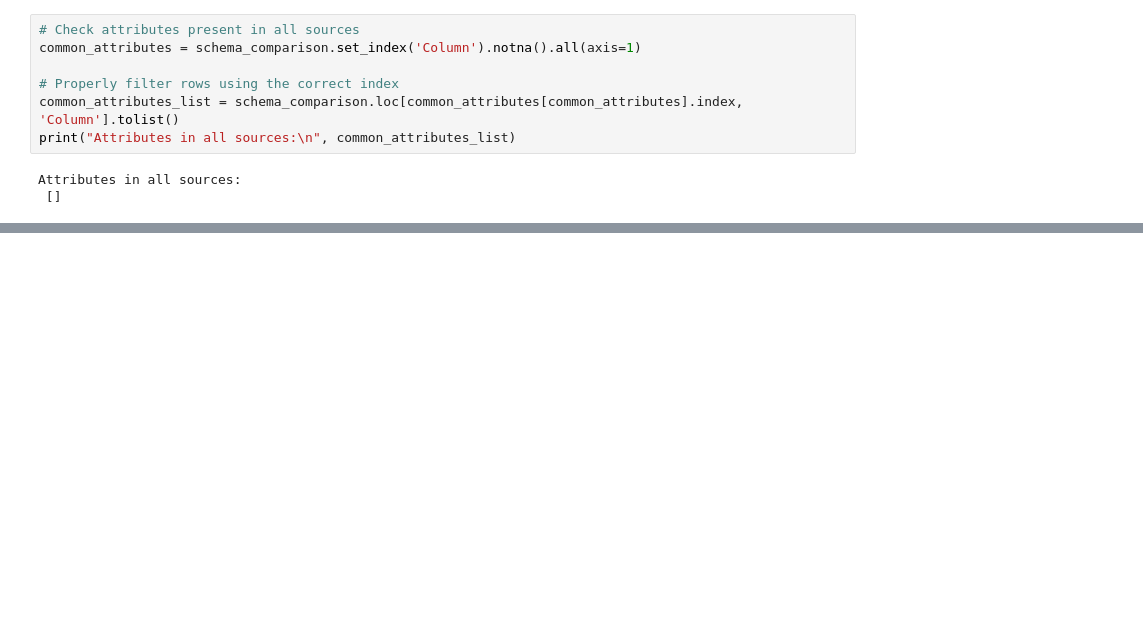
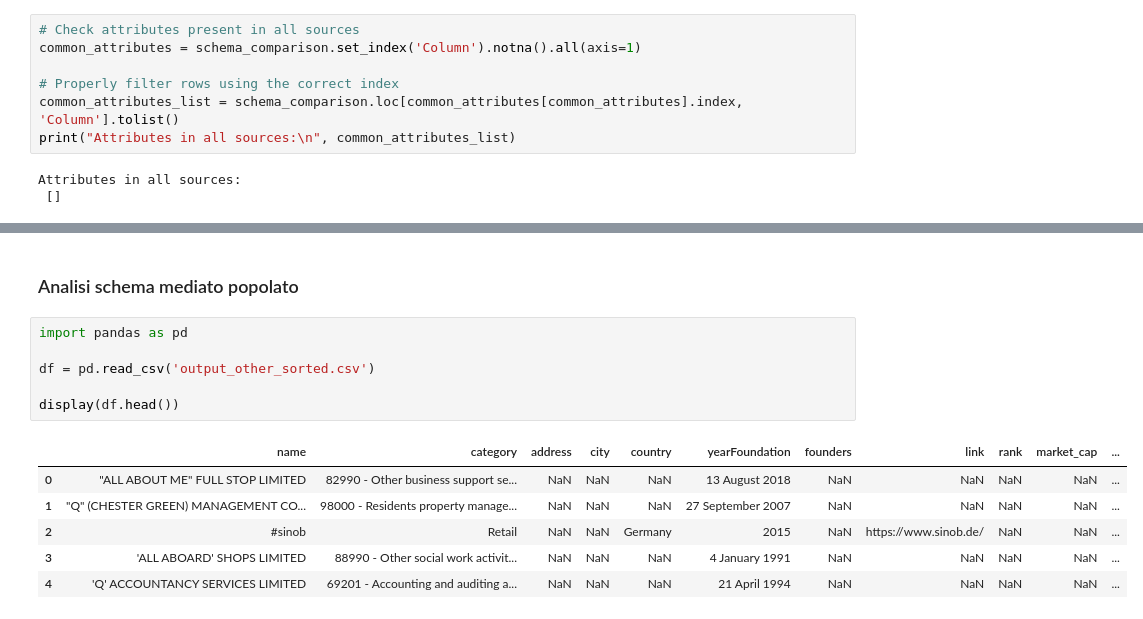
Before and after one commit to MatVitale6/IngegneriaDeiDatiProject, a Jupyter notebook: homework5/data_analysis.ipynb, the cells around one changed output, grey strips where cells are left out. Drawn from its saved outputs; the diff is of its cells as text; blank space fills up the shorter version.

```diff
--- a/homework5/data_analysis.ipynb
+++ b/homework5/data_analysis.ipynb
@@ -170,0 +163,15 @@ Schema unificato salvato in 'output_wissel.csv' e 'output_other.csv'
+# %% [markdown]
+### Analisi schema mediato popolato
+# %%
+import pandas as pd
+
+df = pd.read_csv('output_other_sorted.csv')
+
+display(df.head())
+# %% [output]
+|  | name | category | address | city | country | yearFoundation | founders | link | rank | market_cap | ... |
+| 0 | "ALL ABOUT ME" FULL STOP LIMITED | 82990 - Other business support se... | NaN | NaN | NaN | 13 August 2018 | NaN | NaN | NaN | NaN | ... |
+| 1 | "Q" (CHESTER GREEN) MANAGEMENT CO... | 98000 - Residents property manage... | NaN | NaN | NaN | 27 September 2007 | NaN | NaN | NaN | NaN | ... |
+| 2 | #sinob | Retail | NaN | NaN | Germany | 2015 | NaN | https://www.sinob.de/ | NaN | NaN | ... |
+| 3 | 'ALL ABOARD' SHOPS LIMITED | 88990 - Other social work activit... | NaN | NaN | NaN | 4 January 1991 | NaN | NaN | NaN | NaN | ... |
+| 4 | 'Q' ACCOUNTANCY SERVICES LIMITED | 69201 - Accounting and auditing a... | NaN | NaN | NaN | 21 April 1994 | NaN | NaN | NaN | NaN | ... |
```
Also changed, not shown: parts of 9 cells of this notebook, 6 other files.
